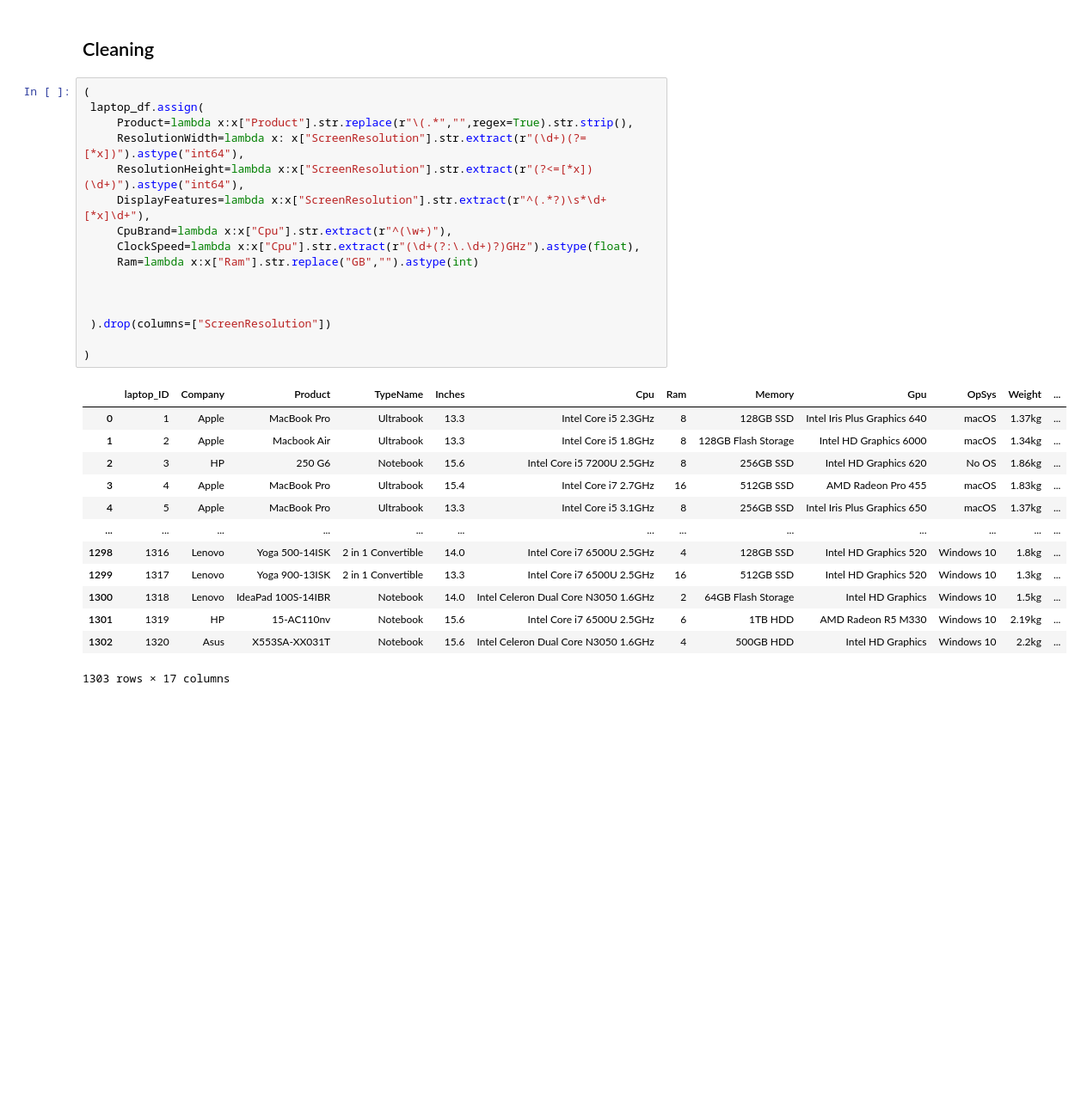
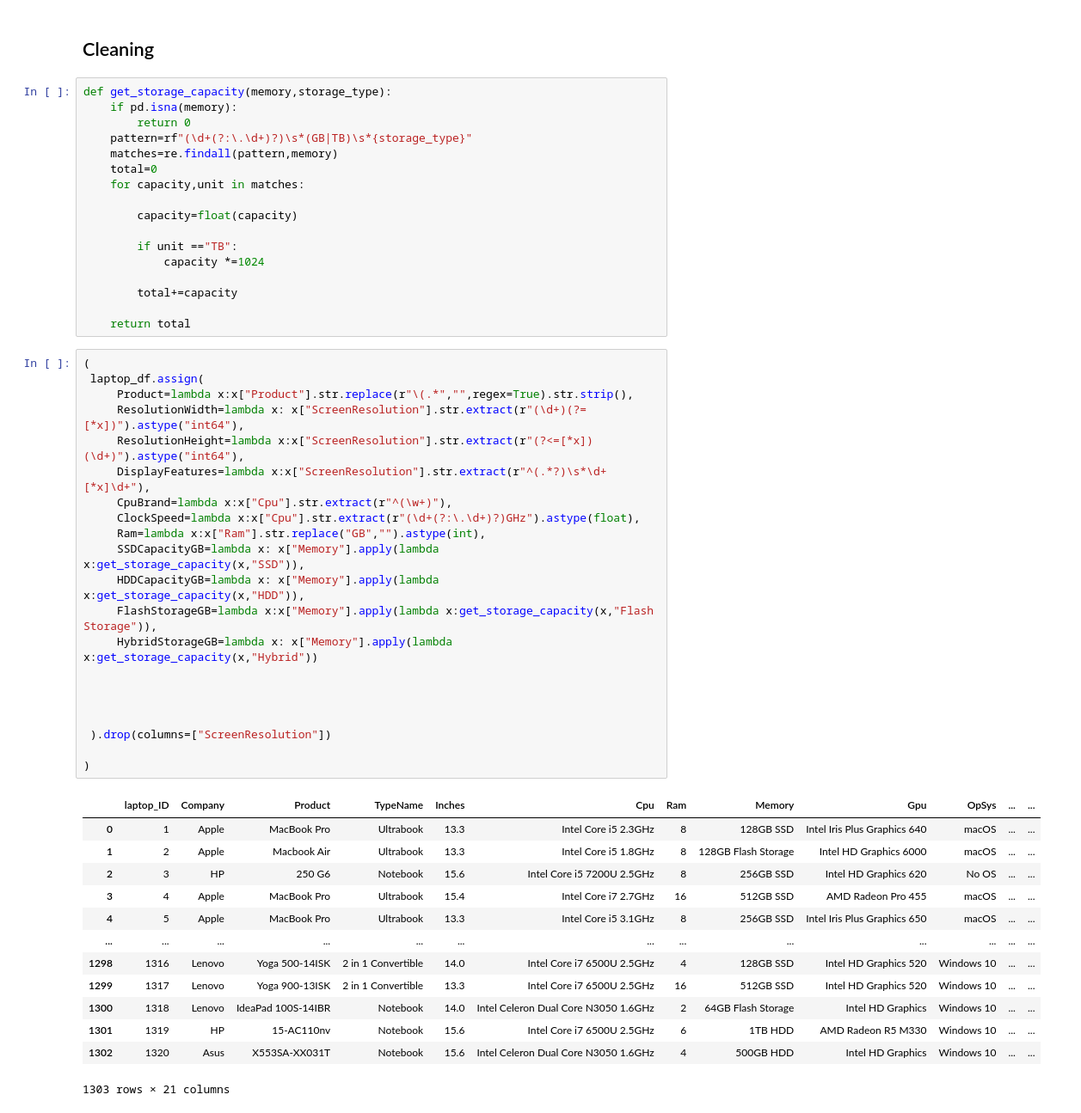
Before and after one commit to G-Gakii/laptop_price_predictor, a Jupyter notebook: notebook/01_data_cleaning.ipynb, the cells around one changed output. Shown at 86% size. Cells and saved outputs as stored; diff of their text form; blank space fills up the shorter version.

Commit message:
clean laptop dataset

```diff
--- a/notebook/01_data_cleaning.ipynb
+++ b/notebook/01_data_cleaning.ipynb
@@ -131,33 +130,55 @@ The data has no duplicates
 8. Drop  **ScreenResolution:** after separating `ResolutionWidth` and `ResolutionHeight` and `DisplayFeatures`
 # %% [markdown]
 ## Cleaning
+# %%
+def get_storage_capacity(memory,storage_type):
+    if pd.isna(memory):
+        return 0
+    pattern=rf"(\d+(?:\.\d+)?)\s*(GB|TB)\s*{storage_type}"
+    matches=re.findall(pattern,memory)
+    total=0
+    for capacity,unit in matches:
+
+        capacity=float(capacity)
+
+        if unit =="TB":
+            capacity *=1024
+
+        total+=capacity
+
+    return total
 # %%
 (
  laptop_df.assign(
      Product=lambda x:x["Product"].str.replace(r"\(.*","",regex=True).str.strip(),
      ResolutionWidth=lambda x: x["ScreenResolution"].str.extract(r"(\d+)(?=[*x])").astype("int64"),
      ResolutionHeight=lambda x:x["ScreenResolution"].str.extract(r"(?<=[*x])(\d+)").astype("int64"),
      DisplayFeatures=lambda x:x["ScreenResolution"].str.extract(r"^(.*?)\s*\d+[*x]\d+"),
      CpuBrand=lambda x:x["Cpu"].str.extract(r"^(\w+)"),
      ClockSpeed=lambda x:x["Cpu"].str.extract(r"(\d+(?:\.\d+)?)GHz").astype(float),
-     Ram=lambda x:x["Ram"].str.replace("GB","").astype(int)
+     Ram=lambda x:x["Ram"].str.replace("GB","").astype(int),
+     SSDCapacityGB=lambda x: x["Memory"].apply(lambda x:get_storage_capacity(x,"SSD")),
+     HDDCapacityGB=lambda x: x["Memory"].apply(lambda x:get_storage_capacity(x,"HDD")),
+     FlashStorageGB=lambda x:x["Memory"].apply(lambda x:get_storage_capacity(x,"Flash Storage")),
+     HybridStorageGB=lambda x: x["Memory"].apply(lambda x:get_storage_capacity(x,"Hybrid"))
+
 
 
 
  ).drop(columns=["ScreenResolution"])
 
 )
 # %% [output]
-|  | laptop_ID | Company | Product | TypeName | Inches | Cpu | Ram | Memory | Gpu | OpSys | Weight | ... |
-| 0 | 1 | Apple | MacBook Pro | Ultrabook | 13.3 | Intel Core i5 2.3GHz | 8 | 128GB SSD | Intel Iris Plus Graphics 640 | macOS | 1.37kg | ... |
-| 1 | 2 | Apple | Macbook Air | Ultrabook | 13.3 | Intel Core i5 1.8GHz | 8 | 128GB Flash Storage | Intel HD Graphics 6000 | macOS | 1.34kg | ... |
-| 2 | 3 | HP | 250 G6 | Notebook | 15.6 | Intel Core i5 7200U 2.5GHz | 8 | 256GB SSD | Intel HD Graphics 620 | No OS | 1.86kg | ... |
-| 3 | 4 | Apple | MacBook Pro | Ultrabook | 15.4 | Intel Core i7 2.7GHz | 16 | 512GB SSD | AMD Radeon Pro 455 | macOS | 1.83kg | ... |
-| 4 | 5 | Apple | MacBook Pro | Ultrabook | 13.3 | Intel Core i5 3.1GHz | 8 | 256GB SSD | Intel Iris Plus Graphics 650 | macOS | 1.37kg | ... |
+|  | laptop_ID | Company | Product | TypeName | Inches | Cpu | Ram | Memory | Gpu | OpSys | ... | ... |
+| 0 | 1 | Apple | MacBook Pro | Ultrabook | 13.3 | Intel Core i5 2.3GHz | 8 | 128GB SSD | Intel Iris Plus Graphics 640 | macOS | ... | ... |
+| 1 | 2 | Apple | Macbook Air | Ultrabook | 13.3 | Intel Core i5 1.8GHz | 8 | 128GB Flash Storage | Intel HD Graphics 6000 | macOS | ... | ... |
+| 2 | 3 | HP | 250 G6 | Notebook | 15.6 | Intel Core i5 7200U 2.5GHz | 8 | 256GB SSD | Intel HD Graphics 620 | No OS | ... | ... |
+| 3 | 4 | Apple | MacBook Pro | Ultrabook | 15.4 | Intel Core i7 2.7GHz | 16 | 512GB SSD | AMD Radeon Pro 455 | macOS | ... | ... |
+| 4 | 5 | Apple | MacBook Pro | Ultrabook | 13.3 | Intel Core i5 3.1GHz | 8 | 256GB SSD | Intel Iris Plus Graphics 650 | macOS | ... | ... |
 | ... | ... | ... | ... | ... | ... | ... | ... | ... | ... | ... | ... | ... |
-| 1298 | 1316 | Lenovo | Yoga 500-14ISK | 2 in 1 Convertible | 14.0 | Intel Core i7 6500U 2.5GHz | 4 | 128GB SSD | Intel HD Graphics 520 | Windows 10 | 1.8kg | ... |
-| 1299 | 1317 | Lenovo | Yoga 900-13ISK | 2 in 1 Convertible | 13.3 | Intel Core i7 6500U 2.5GHz | 16 | 512GB SSD | Intel HD Graphics 520 | Windows 10 | 1.3kg | ... |
-| 1300 | 1318 | Lenovo | IdeaPad 100S-14IBR | Notebook | 14.0 | Intel Celeron Dual Core N3050 1.6GHz | 2 | 64GB Flash Storage | Intel HD Graphics | Windows 10 | 1.5kg | ... |
-| 1301 | 1319 | HP | 15-AC110nv | Notebook | 15.6 | Intel Core i7 6500U 2.5GHz | 6 | 1TB HDD | AMD Radeon R5 M330 | Windows 10 | 2.19kg | ... |
-| 1302 | 1320 | Asus | X553SA-XX031T | Notebook | 15.6 | Intel Celeron Dual Core N3050 1.6GHz | 4 | 500GB HDD | Intel HD Graphics | Windows 10 | 2.2kg | ... |
+| 1298 | 1316 | Lenovo | Yoga 500-14ISK | 2 in 1 Convertible | 14.0 | Intel Core i7 6500U 2.5GHz | 4 | 128GB SSD | Intel HD Graphics 520 | Windows 10 | ... | ... |
+| 1299 | 1317 | Lenovo | Yoga 900-13ISK | 2 in 1 Convertible | 13.3 | Intel Core i7 6500U 2.5GHz | 16 | 512GB SSD | Intel HD Graphics 520 | Windows 10 | ... | ... |
+| 1300 | 1318 | Lenovo | IdeaPad 100S-14IBR | Notebook | 14.0 | Intel Celeron Dual Core N3050 1.6GHz | 2 | 64GB Flash Storage | Intel HD Graphics | Windows 10 | ... | ... |
+| 1301 | 1319 | HP | 15-AC110nv | Notebook | 15.6 | Intel Core i7 6500U 2.5GHz | 6 | 1TB HDD | AMD Radeon R5 M330 | Windows 10 | ... | ... |
+| 1302 | 1320 | Asus | X553SA-XX031T | Notebook | 15.6 | Intel Celeron Dual Core N3050 1.6GHz | 4 | 500GB HDD | Intel HD Graphics | Windows 10 | ... | ... |
-1303 rows × 17 columns
+1303 rows × 21 columns
```
Also changed, not shown: parts of 9 cells of this notebook, 1 other file.
